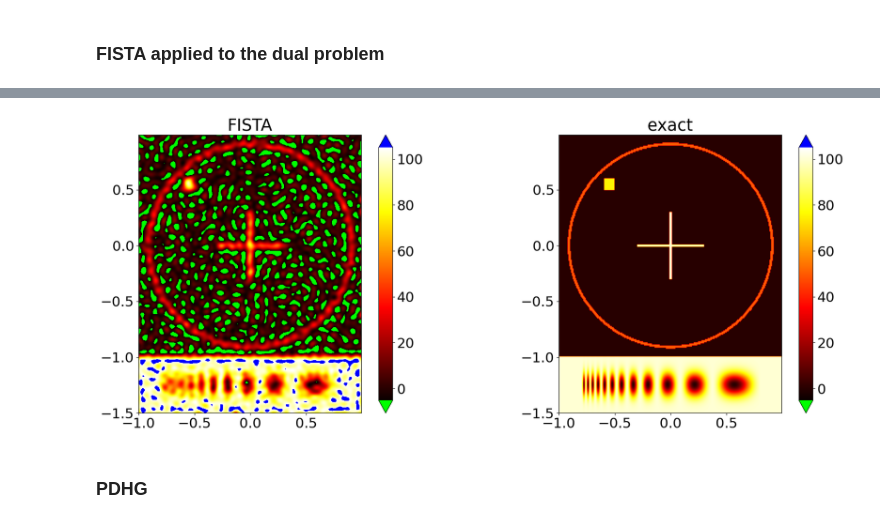
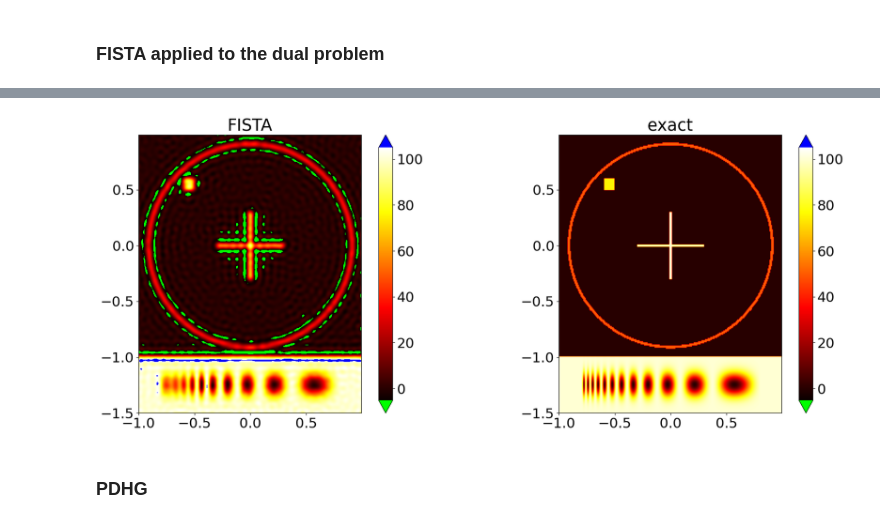
Before and after one commit to regpy/regpy, a Jupyter notebook: examples/deconvolution/impulsive_noise2D.ipynb, the cells around one changed output, grey strips where cells are left out. Saved outputs shown, nothing was run; the diff lists cells and outputs as text; code cells hidden in the pictures.

Commit message:
accomodated for difference between duality relations and duality gaps in primal and dual settings

```diff
--- a/examples/deconvolution/impulsive_noise2D.ipynb
+++ b/examples/deconvolution/impulsive_noise2D.ipynb
@@ -75,8 +76,8 @@ We test three solvers for this setting:
 - FISTA applied to the dual problem
 - Primal-Dual Hybrid Gradient (Chambolle-Pock) method
 # %%
-sigma = 10.
-Sdat = (1./sigma)*fct.Huber(grid,sigma=sigma)
+sigma = 0.1
+Sdat = (1./sigma)*fct.Huber(grid,sigma=sigma,eps =1e-10)
 huber_setting = TikhonovRegularizationSetting(conv,L2,Sdat,alpha,data_fid_shift=data)
 dual_setting = huber_setting.dualSetting()
 # %% [markdown]
@@ -110,7 +111,7 @@ comparison_plot(grid,exact_sol,f_FISTA_primal,title_left='FISTA primal')
 ### FISTA applied to the dual problem
 # %%
 solverFISTA_dual = FISTA(dual_setting,logging_level=logging.DEBUG)
-stop_FISTA_dual=DualityGapStopping(solverFISTA_dual,threshold = 1e-3, max_iter=400,logging_level=logging.INFO)
+stop_FISTA_dual=DualityGapStopping(solverFISTA_dual,threshold = 1, max_iter=400,logging_level=logging.INFO)
 pFISTA_dual, Tstar_pFISTA_dual= solverFISTA_dual.run(stoprule=stop_FISTA_dual)
 
 f_FISTA_dual = huber_setting.dualToPrimal(Tstar_pFISTA_dual,argumentIsOperatorImage=True)
@@ -136,4 +137,4 @@ comparison_plot(grid,exact_sol,f_FISTA_dual,title_left='FISTA')
-[figure, old version]
+[figure, new version]
 # %% [markdown]
 ### PDHG
 # %%
```
Also changed, not shown: parts of 19 cells of this notebook, 3 other files.
